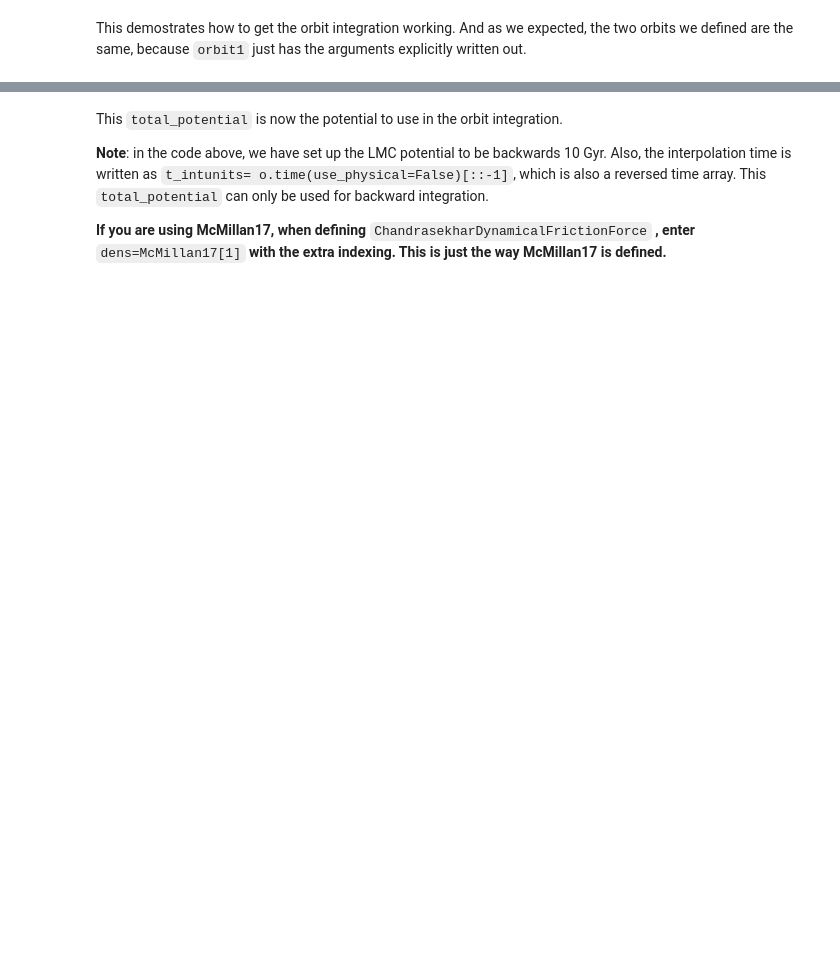
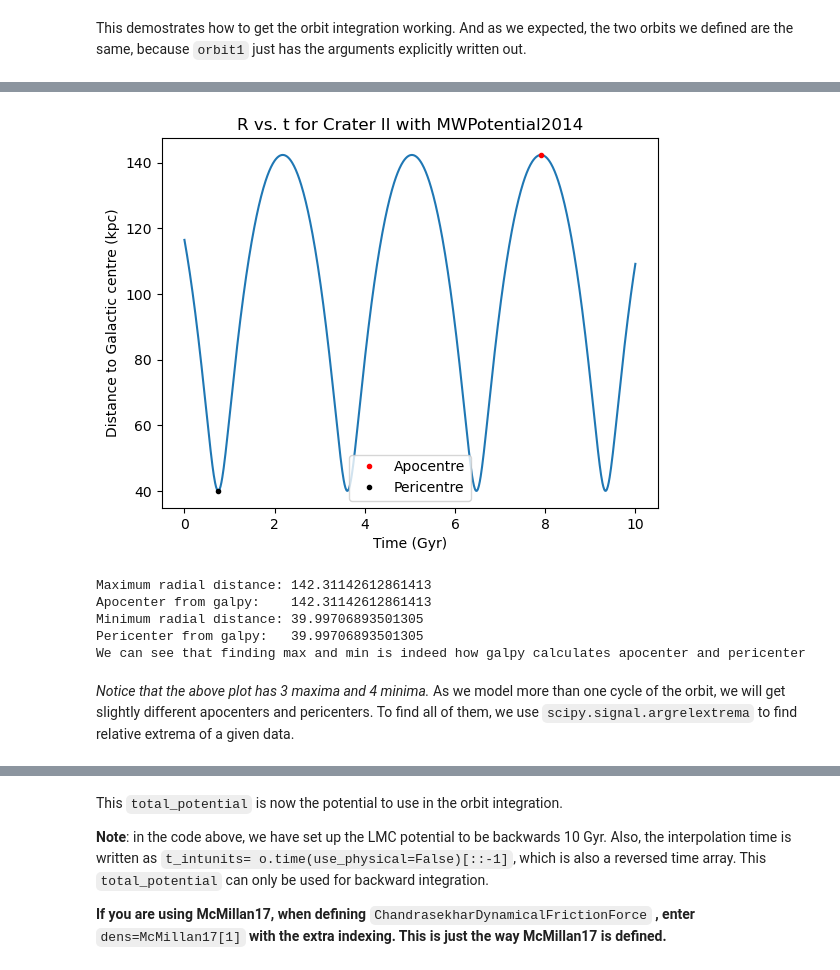
Before and after one commit to Kevin22888/Research-Bootes-III, a Jupyter notebook: additional/orbit_tutorial.ipynb, the cells around one changed output, grey strips where cells are left out. Saved outputs shown, nothing was run; the diff lists cells and outputs as text; code cells hidden in the pictures; blank space fills up the shorter version.

Commit message:
Update orbit tutorial

```diff
--- a/additional/orbit_tutorial.ipynb
+++ b/additional/orbit_tutorial.ipynb
@@ -247,0 +257,35 @@ This demostrates how to get the orbit integration working. And as we expected, t
+# %%
+craterII = Orbit.from_name('CraterII')
+ts = np.linspace(0, 10, 1001)*units.Gyr
+
+# Integrating the orbits
+craterII.integrate(ts, pot=MWPotential2014)
+
+plt.plot(ts, craterII.r(ts))
+plt.xlabel('Time (Gyr)')
+plt.ylabel('Distance to Galactic centre (kpc)')
+plt.title('R vs. t for Crater II with MWPotential2014')
+
+# Get the indices for the max and min of the R distance
+i_max = np.argmax(craterII.r(ts))
+i_min = np.argmin(craterII.r(ts))
+
+plt.plot(ts[i_max], craterII.r(ts)[i_max], 'r.', label='Apocentre')
+plt.plot(ts[i_min], craterII.r(ts)[i_min], 'k.', label='Pericentre')
+plt.legend()
+plt.show()
+
+print('Maximum radial distance:', craterII.r(ts)[i_max])
+print('Apocenter from galpy:   ', craterII.rap())
+print('Minimum radial distance:', craterII.r(ts)[i_min])
+print('Pericenter from galpy:  ', craterII.rperi())
+print('We can see that finding max and min is indeed how galpy calculates apocenter and pericenter')
+# %% [output]
+[figure, added]
+Maximum radial distance: 142.31142612861413
+Apocenter from galpy:    142.31142612861413
+Minimum radial distance: 39.99706893501305
+Pericenter from galpy:   39.99706893501305
+We can see that finding max and min is indeed how galpy calculates apocenter and pericenter
+# %% [markdown]
+*Notice that the above plot has 3 maxima and 4 minima.* As we model more than one cycle of the orbit, we will get slightly different apocenters and pericenters. To find all of them, we use `scipy.signal.argrelextrema` to find relative extrema of a given data.
```
Also changed, not shown: parts of 17 cells of this notebook.
